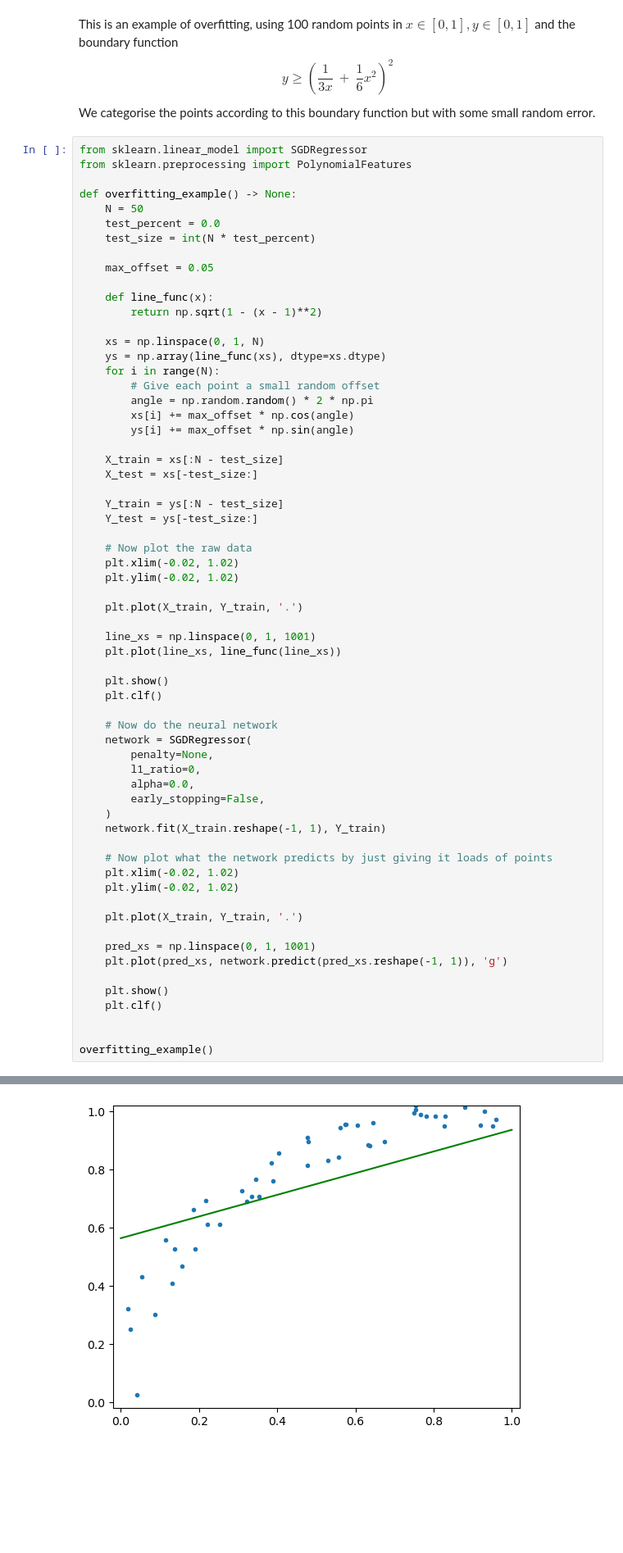
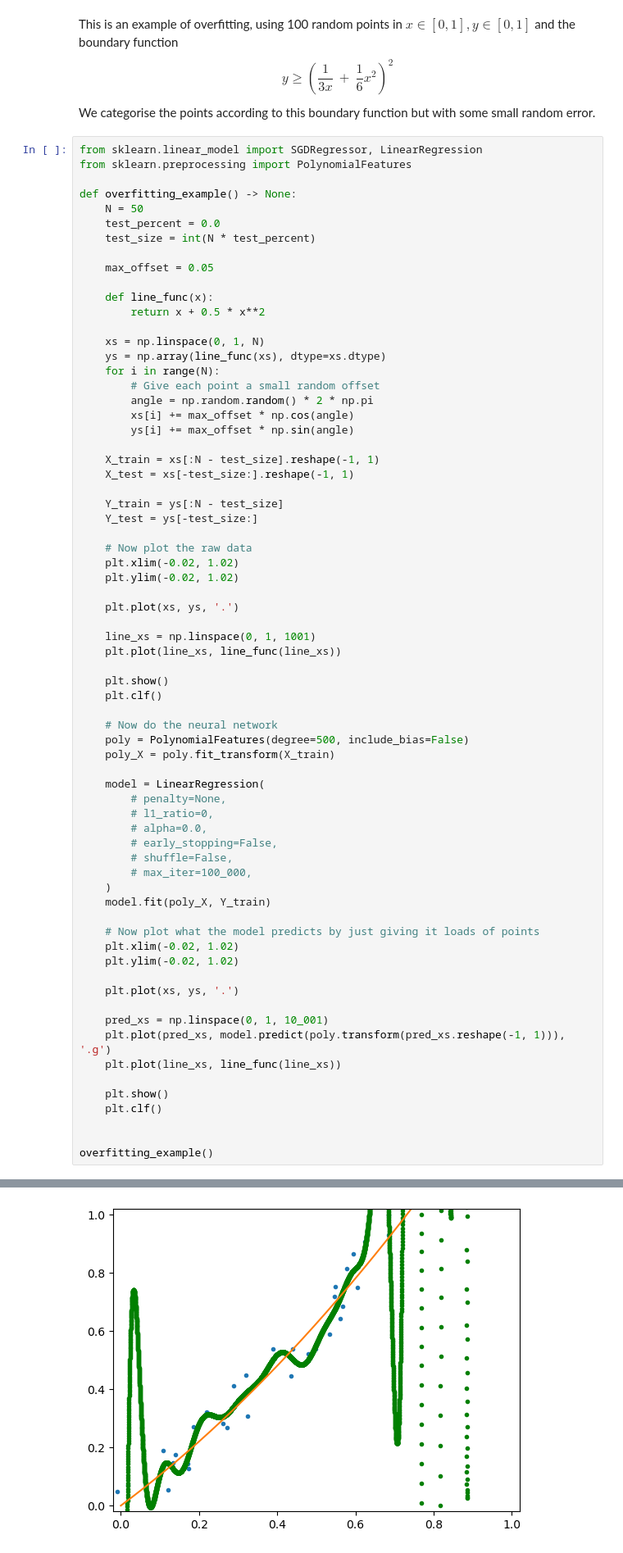
Before and after one commit to DoctorDalek1963/ma124-group-project, a Jupyter notebook: Machine_Learning_Project.ipynb, the cells around one changed output, grey strips where cells are left out. Shown at 82% size. Saved outputs shown, nothing was run; the diff lists cells and outputs as text; blank space fills up the shorter version.

Commit message:
Create good overfitting example, but not using neural network!

```diff
--- a/Machine_Learning_Project.ipynb
+++ b/Machine_Learning_Project.ipynb
@@ -639,7 +639,7 @@ You may wish to use datasets from https://archive.ics.uci.edu/ in this section.
 This is an example of overfitting, using 100 random points in $x \in [0,1], y \in [0,1]$ and the boundary function $$y \ge \left(\frac{1}{3x}\ +\ \frac{1}{6}x^{2}\right)^{2}$$
 We categorise the points according to this boundary function but with some small random error.
 # %%
-from sklearn.linear_model import SGDRegressor
+from sklearn.linear_model import SGDRegressor, LinearRegression
 from sklearn.preprocessing import PolynomialFeatures
 
 def overfitting_example() -> None:
@@ -650,7 +650,7 @@ def overfitting_example() -> None:
     max_offset = 0.05
 
     def line_func(x):
-        return np.sqrt(1 - (x - 1)**2)
+        return x + 0.5 * x**2
 
     xs = np.linspace(0, 1, N)
     ys = np.array(line_func(xs), dtype=xs.dtype)
@@ -660,8 +660,8 @@ def overfitting_example() -> None:
         xs[i] += max_offset * np.cos(angle)
         ys[i] += max_offset * np.sin(angle)
 
-    X_train = xs[:N - test_size]
-    X_test = xs[-test_size:]
+    X_train = xs[:N - test_size].reshape(-1, 1)
+    X_test = xs[-test_size:].reshape(-1, 1)
 
     Y_train = ys[:N - test_size]
     Y_test = ys[-test_size:]
@@ -670,7 +670,7 @@ def overfitting_example() -> None:
     plt.xlim(-0.02, 1.02)
     plt.ylim(-0.02, 1.02)
 
-    plt.plot(X_train, Y_train, '.')
+    plt.plot(xs, ys, '.')
 
     line_xs = np.linspace(0, 1, 1001)
     plt.plot(line_xs, line_func(line_xs))
@@ -679,22 +679,28 @@ def overfitting_example() -> None:
     plt.clf()
 
     # Now do the neural network
-    network = SGDRegressor(
-        penalty=None,
-        l1_ratio=0,
-        alpha=0.0,
-        early_stopping=False,
+    poly = PolynomialFeatures(degree=500, include_bias=False)
+    poly_X = poly.fit_transform(X_train)
+
+    model = LinearRegression(
+        # penalty=None,
+        # l1_ratio=0,
+        # alpha=0.0,
+        # early_stopping=False,
+        # shuffle=False,
+        # max_iter=100_000,
     )
-    network.fit(X_train.reshape(-1, 1), Y_train)
+    model.fit(poly_X, Y_train)
 
-    # Now plot what the network predicts by just giving it loads of points
+    # Now plot what the model predicts by just giving it loads of points
     plt.xlim(-0.02, 1.02)
     plt.ylim(-0.02, 1.02)
 
-    plt.plot(X_train, Y_train, '.')
+    plt.plot(xs, ys, '.')
 
-    pred_xs = np.linspace(0, 1, 1001)
-    plt.plot(pred_xs, network.predict(pred_xs.reshape(-1, 1)), 'g')
+    pred_xs = np.linspace(0, 1, 10_001)
+    plt.plot(pred_xs, model.predict(poly.transform(pred_xs.reshape(-1, 1))), '.g')
+    plt.plot(line_xs, line_func(line_xs))
 
     plt.show()
     plt.clf()
@@ -706,4 +712,4 @@ overfitting_example()
-[figure, old version]
+[figure, new version]
 <Figure size 640x480 with 0 Axes>
 # %% [markdown]
 ## Notes about this submission
```
Also changed, not shown: parts of 1 cell of this notebook.
